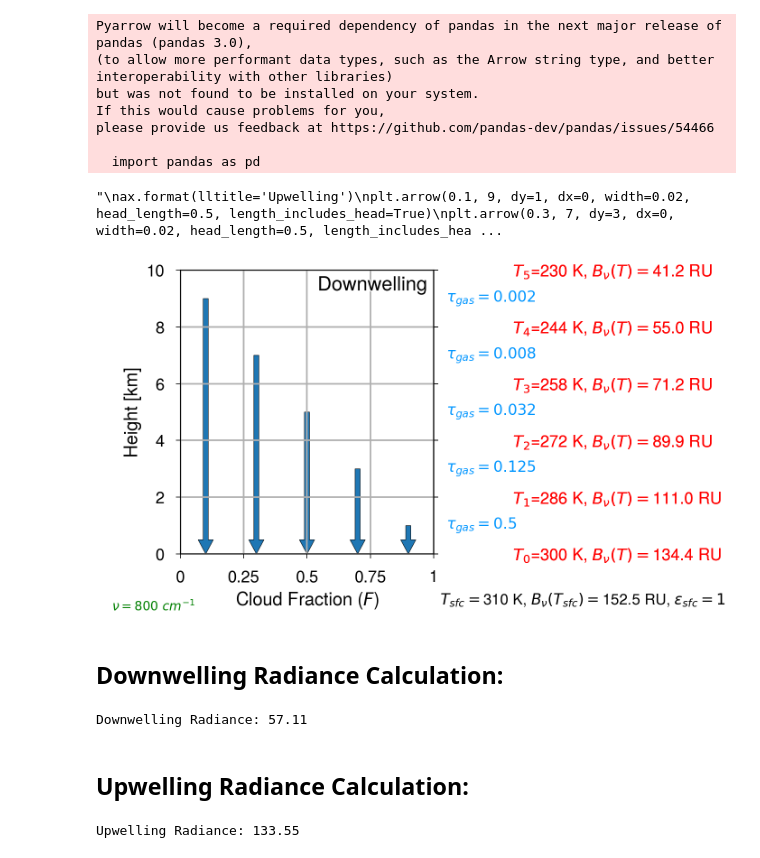
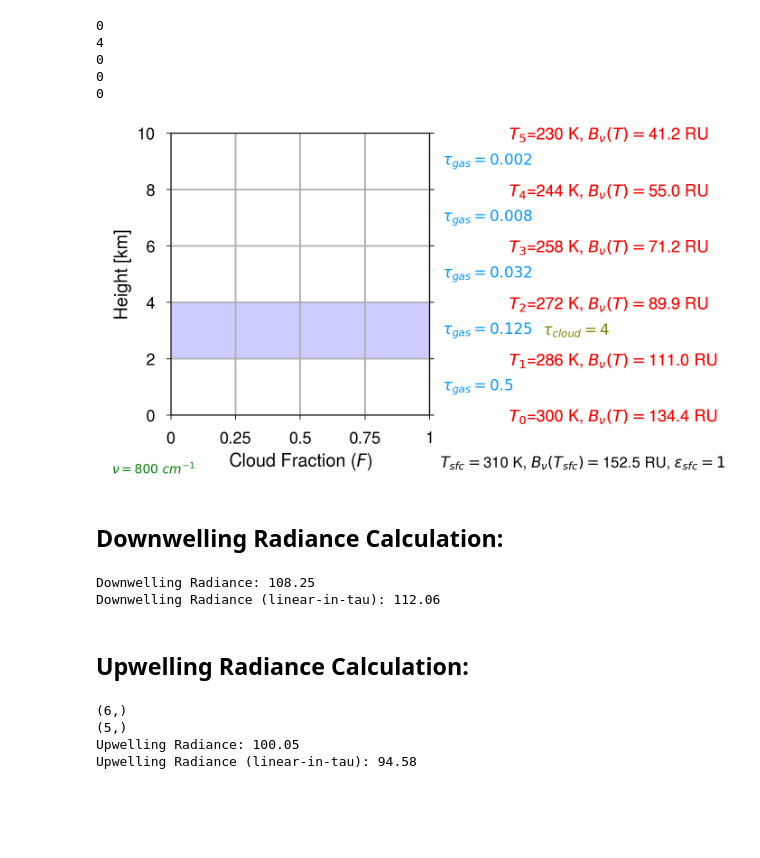
Before and after one commit to wblumberg/ESCI345, a Jupyter notebook: 08.Radiative_Transfer_Equation/Simple_RTM.ipynb, the cells around one changed output. Drawn from its saved outputs; the diff is of its cells as text; code cells hidden in the pictures; blank space fills up the shorter version.

```diff
--- a/08.Radiative_Transfer_Equation/Simple_RTM.ipynb
+++ b/08.Radiative_Transfer_Equation/Simple_RTM.ipynb
@@ -49,11 +49,11 @@ def rt(wnum, temp, opd, zenith_angle=0, sfc_t=None, sfc_e=None, upwelling=False,
         trans = np.asarray(np.exp(-1. * opd[k,:]), dtype=np.float64) # Compute the transmissivity of the layer
         if upwelling is True:
             # Compute the b_boundary from the bottom layer up
-            b_close = planck(wnum, temp[k])
+            b_close = planck(wnum, temp[k+1])
             layer_to_inst = np.exp(-1. * np.sum(opd[:k,:], axis=0))
         else:
             # Compute the b_boundary from the top of the layer down
-            b_close = planck(wnum, temp[k+1])
+            b_close = planck(wnum, temp[k])
             layer_to_inst = np.exp(-1. * np.sum(opd[k+1:,:], axis=0))
         b_avg = (planck(wnum, temp[k]) + planck(wnum, temp[k+1]))/2. # b_close and b_far
         b_eff = b_close + 2*(b_avg - b_close)*((1./opd[k,:]) - (trans/(1.-trans)))
@@ -70,21 +70,15 @@ def rt(wnum, temp, opd, zenith_angle=0, sfc_t=None, sfc_e=None, upwelling=False,
             print("Calculation:", (1-np.exp(-1.*opd[k,:]))*b_eff*layer_to_inst)
         rad = rad*trans + (1.-trans) * b_eff
     return rad
-# %% [output]
-Pyarrow will become a required dependency of pandas in the next major release of pandas (pandas 3.0),
-(to allow more performant data types, such as the Arrow string type, and better interoperability with other libraries)
-but was not found to be installed on your system.
-If this would cause problems for you,
-please provide us feedback at https://github.com/pandas-dev/pandas/issues/54466
-
-  import pandas as pd
 # %%
 wnum = 800
 temperatures = pd.Series([300,286,272,258,244,230], index=[0,2,4,6,8,10], name="Temperatures")
 optical_depth = pd.Series([50.0,12.5,3.2,0.8,0.2], index=[1,3,5,7,9], name="Optical Depths")
 optical_depth = pd.Series([0.500,.125,.032,0.008,0.002], index=[1,3,5,7,9], name="Optical Depths")
 
-cloud_tau = pd.Series([0,0,0,0,0], name="Cloud Optical Depth")
+cloud_fraction = pd.Series([0,1,0,0,0], index=[1,3,5,7,9], name="Cloud Fraction")
+cloud_optical_depth = pd.Series([0,4,0,0,0], index=[1,3,5,7,9], name="Cloud Optical Depth")
+
 bb_rad = planck(wnum, temperatures).round(1)
 sfc_t = 310
 sfc_emissivity = 1
@@ -93,57 +87,77 @@ sfc_bb_rad = planck(wnum, sfc_t).round(1)
 fig, ax = pplt.subplots(ncols=1, nrows=1, figsize=(7,4), sharex=False, sharey=False)
 ax.format(ylim=(temperatures.index.min(), temperatures.index.max()), xlim=(0,1),
            ylabel="Height [km]", xticks=[0,0.25,0.5,0.75,1])
+
+# Draw the temperatures and Planck function results at the layer boundaries.
 ax.yaxis.set_ticks_position('both')
 ax2 = ax.twinx()
 thermo_ticks = []
 for i, val in enumerate(zip(temperatures, bb_rad)):
     text = rf"              $T_{i}$={val[0]} K, $B_\nu(T)=${val[1]} RU"
     thermo_ticks.append(text)
-#ax.yaxis.label.set_color('white')
 
 ax2.format(yticks=np.asarray(temperatures.index), yticklabelcolor='red',
            ylim=(temperatures.index.min(), temperatures.index.max()), yticklabels=thermo_ticks)
 
 ax.format(ylim=(temperatures.index.min(), temperatures.index.max()), xlim=(0,1),
            ylabel="Height [km]", xlabel="Cloud Fraction ($F$)")
+
+for i, cf in cloud_fraction.items():
+    ax.fill_between([0,cf], i-1, i+1, color='b', alpha=0.2)
+
+#ax.yaxis.label.set_color('white')
+
 
 ax.grid()
 
 ax.text(0.77,0.05, rf"$T_{{sfc}}=${sfc_t} K, $B_\nu(T_{{sfc}})=${sfc_bb_rad} RU, $\epsilon_{{sfc}}={sfc_emissivity}$",
         transform='figure', fontsize=12, horizontalalignment='center', verticalalignment='center')
 
 trans = transforms.blended_transform_factory(ax.transAxes, ax.transData)
 
 #ax.text(0.60,0.02, rf"$T_{{sfc}}=${sfc_t}, $B(T_{{sfc}})=${sfc_bb_rad} RU, $\epsilon={sfc_emissivity}$", transform='figure')
 for i, val in optical_depth.items():
     ax.text(1.05,i, rf"$\tau_{{gas}}={val}$", transform=trans, color='#0096FF',
             fontweight='bold', fontsize=12, horizontalalignment='left', verticalalignment='center')
 
+for i, val in cloud_optical_depth.items():
+    print(val)
+    if val == 0:
+        continue
+    ax.text(1.05,i, rf"                        $\tau_{{cloud}}={val}$", transform=trans, color='#808000',
+            fontweight='bold', fontsize=12, horizontalalignment='left', verticalalignment='center')
+
+
 ax.text(0.025,.02, rf"$\nu={wnum}\ cm^{{-1}}$", transform='figure', color='green',
             fontweight='bold', fontsize=10)
-
+"""
 ax.format(urtitle='Downwelling')
 plt.arrow(0.1, 9, dy=-9, dx=0, width=0.02, head_length=0.5, length_includes_head=True)
 plt.arrow(0.3, 7, dy=-7, dx=0, width=0.02, head_length=0.5, length_includes_head=True)
 plt.arrow(0.5, 5, dy=-5, dx=0, width=0.02, head_length=0.5, length_includes_head=True)
 plt.arrow(0.7, 3, dy=-3, dx=0, width=0.02, head_length=0.5, length_includes_head=True)
 plt.arrow(0.9, 1, dy=-1, dx=0, width=0.02, head_length=0.5, length_includes_head=True)
-"""
+
 ax.format(lltitle='Upwelling')
 plt.arrow(0.1, 9, dy=1, dx=0, width=0.02, head_length=0.5, length_includes_head=True)
 plt.arrow(0.3, 7, dy=3, dx=0, width=0.02, head_length=0.5, length_includes_head=True)
 plt.arrow(0.5, 5, dy=5, dx=0, width=0.02, head_length=0.5, length_includes_head=True)
 plt.arrow(0.7, 3, dy=7, dx=0, width=0.02, head_length=0.5, length_includes_head=True)
 plt.arrow(0.9, 1, dy=9, dx=0, width=0.02, head_length=0.5, length_includes_head=True)
 """
-#fig.save('rte_problem_down_2a.pdf', bbox_inches='tight')
+fig.save('rte_problem_1a.pdf', bbox_inches='tight')
 # %% [output]
-"\nax.format(lltitle='Upwelling')\nplt.arrow(0.1, 9, dy=1, dx=0, width=0.02, head_length=0.5, length_includes_head=True)\nplt.arrow(0.3, 7, dy=3, dx=0, width=0.02, head_length=0.5, length_includes_hea ...
+0
+4
+0
+0
+0
-[figure, old version]
+[figure, new version]
 # %% [markdown]
 ## Downwelling Radiance Calculation:
 # %%
 ### Create LATEX CODE FOR THIS
+optical_depth = optical_depth + cloud_optical_depth
 # Downwelling
 all_code = "I_\lambda^{\downarrow} = "
 summed_rad = 0
@@ -167,9 +181,13 @@ for i in np.arange(len(optical_depth), 0, -1):
     all_code += eqstr
 all_code += f" = {summed_rad.round(1)}\ RU"
 #print(all_code)
+rad_linintau = rt([800], temperatures.to_numpy(), optical_depth.to_numpy()[:,np.newaxis])[0]
+
 print(f"Downwelling Radiance: {summed_rad:.2f}")
+print(f"Downwelling Radiance (linear-in-tau): {rad_linintau:.2f}")
 # %% [output]
-Downwelling Radiance: 57.11
+Downwelling Radiance: 108.25
+Downwelling Radiance (linear-in-tau): 112.06
 # %% [markdown]
 ## Upwelling Radiance Calculation:
 # %%
@@ -210,6 +228,12 @@ for i in np.arange(len(optical_depth), 0, -1):
     all_code += eqstr
 all_code += f" = {summed_rad.round(1)}\ RU"
 #print(all_code)
+
+rad_linintau = rt([800], temperatures.to_numpy().squeeze(), optical_depth.to_numpy()[:,np.newaxis], sfc_t=sfc_t, sfc_e=sfc_emissivity, upwelling=True)[0]
 print(f"Upwelling Radiance: {summed_rad:.2f}")
+print(f"Upwelling Radiance (linear-in-tau): {rad_linintau:.2f}")
 # %% [output]
-Upwelling Radiance: 133.55
+(6,)
+(5,)
+Upwelling Radiance: 100.05
+Upwelling Radiance (linear-in-tau): 94.58
```
Also changed, not shown: 26 other files.
